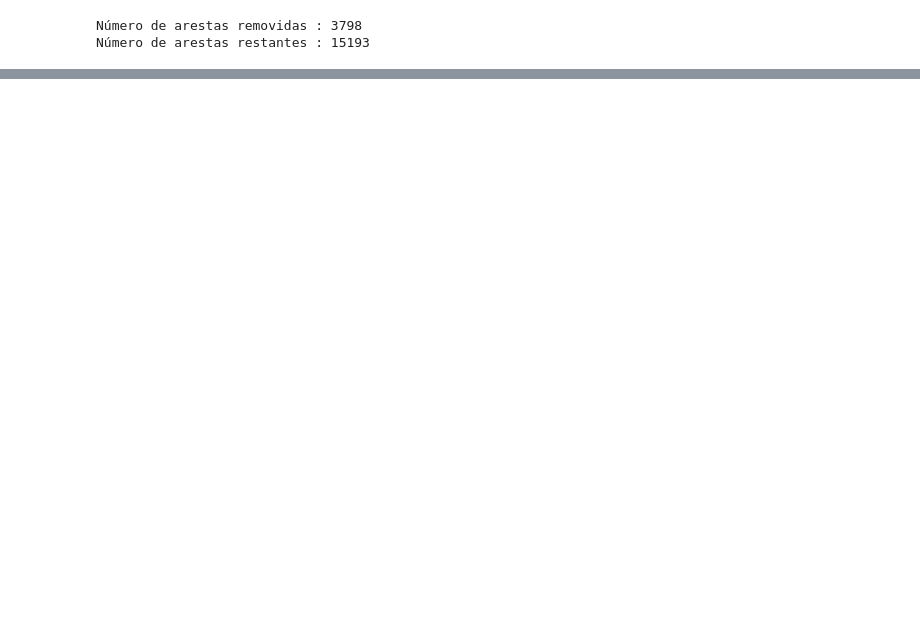
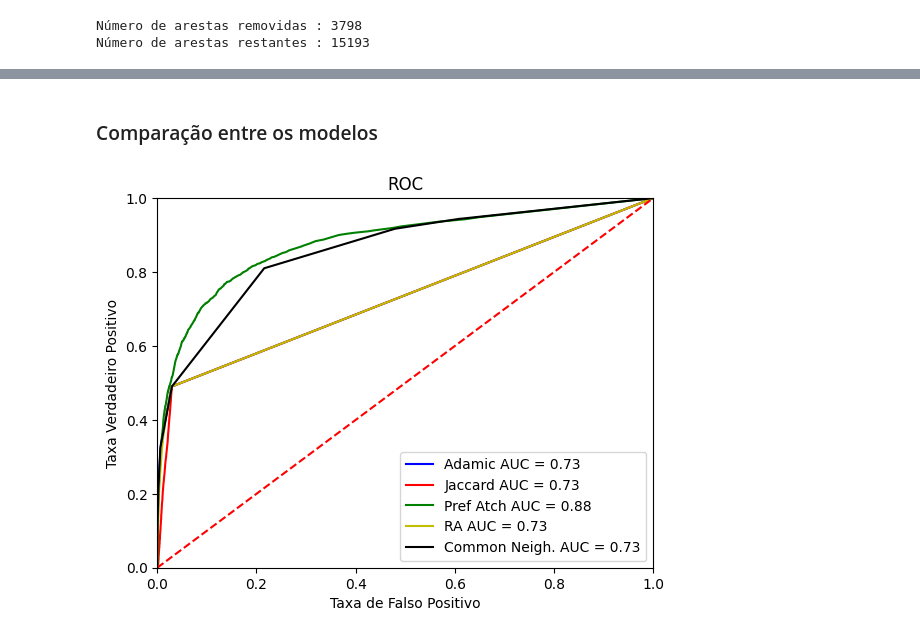
Before and after one commit to rwc2408/CienciadasRedes, a Jupyter notebook: Desafio 02/desafico02_linkPrediction.ipynb, the cells around one changed output, grey strips where cells are left out. Cells and saved outputs as stored; diff of their text form; code cells hidden in the pictures; blank space fills up the shorter version.

```diff
--- a/Desafio 02/desafico02_linkPrediction.ipynb
+++ b/Desafio 02/desafico02_linkPrediction.ipynb
@@ -118,0 +206,18 @@ plt.show()
+# %% [markdown]
+### Comparação entre os modelos
+# %%
+plt.title('ROC')
+plt.plot(fpr_adamic, tpr_adamic, 'b', label = 'Adamic AUC = %0.2f' % auc_adamic)
+plt.plot(fpr_jaccard, tpr_jaccard, 'r', label = 'Jaccard AUC = %0.2f' % auc_jaccard)
+plt.plot(fpr_prefAtch, tpr_prefAtch, 'g', label = 'Pref Atch AUC = %0.2f' % auc_prefAtch)
+plt.plot(fpr_ra, tpr_ra, 'y', label = 'RA AUC = %0.2f' % auc_ra)
+plt.plot(fpr_CNC, tpr_CNC, 'k', label = 'Common Neigh. AUC = %0.2f' % auc_ra)
+plt.legend(loc = 'lower right')
+plt.plot([0, 1], [0, 1],'r--')
+plt.xlim([0, 1])
+plt.ylim([0, 1])
+plt.ylabel('Taxa Verdadeiro Positivo')
+plt.xlabel('Taxa de Falso Positivo')
+plt.show()
+# %% [output]
+[figure, added]
```
Also changed, not shown: parts of 12 cells of this notebook.
